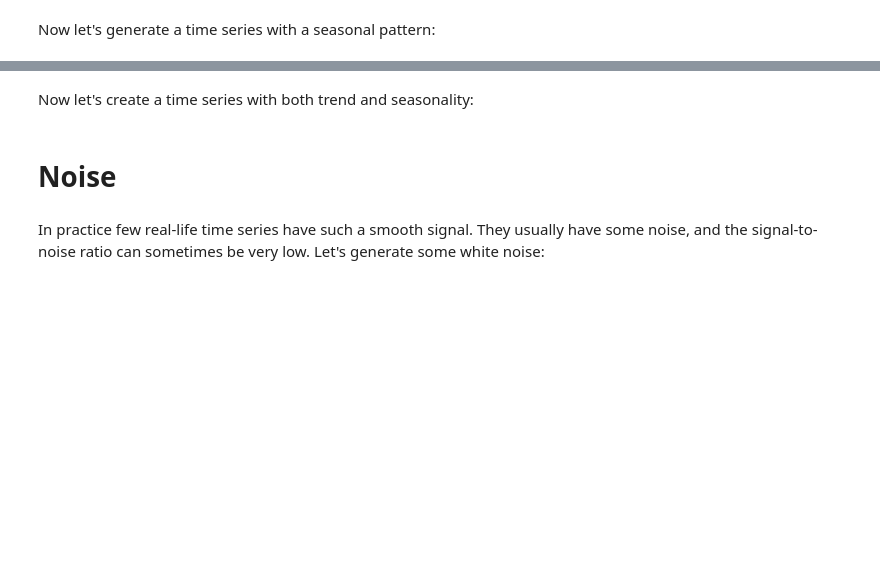
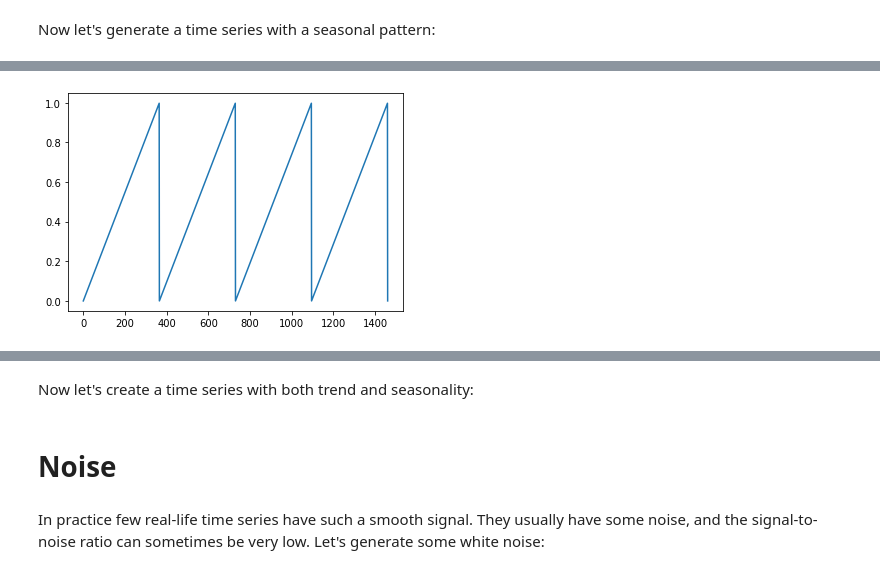
Before and after one commit to AlexNedyalkov/Deep-Learning-Time-Series-Andrew-Ng, a Jupyter notebook: Time_Series_Lesson_1.ipynb, the cells around one changed output, grey strips where cells are left out. Cells and saved outputs as stored; diff of their text form; code cells hidden in the pictures; blank space fills up the shorter version.

```diff
--- a/Time_Series_Lesson_1.ipynb
+++ b/Time_Series_Lesson_1.ipynb
@@ -61,3 +73,7 @@ def seasonality(time, period, amplitude=1, phase=0):
     """Repeats the same pattern at each period"""
     season_time = ((time + phase) % period) / period
     return amplitude * seasonal_pattern(season_time)
+# %%
+period = 365
+#Split time by year
+print(((time + 0) % period)[:370])
@@ -63,0 +98,7 @@ def seasonality(time, period, amplitude=1, phase=0):
+# %%
+season_time = (time + 0) % period/period
+#Divide by 365 every value
+plt.plot(season_time)
+plt.show()
+# %% [output]
+[figure, added]
```
Also changed, not shown: parts of 10 cells of this notebook.
